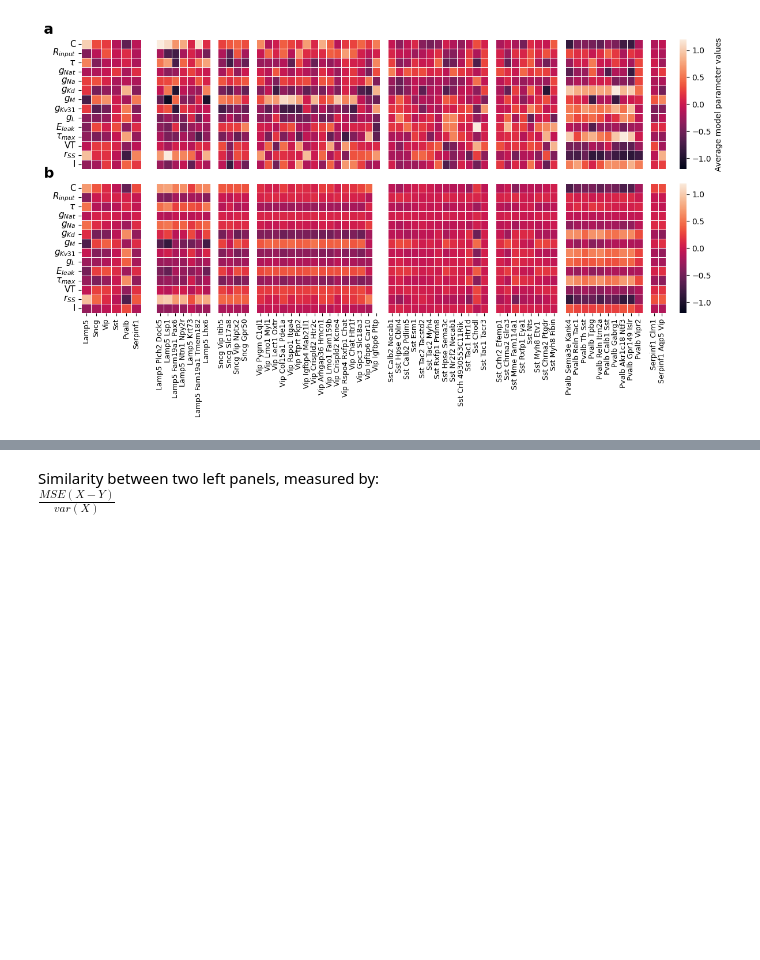
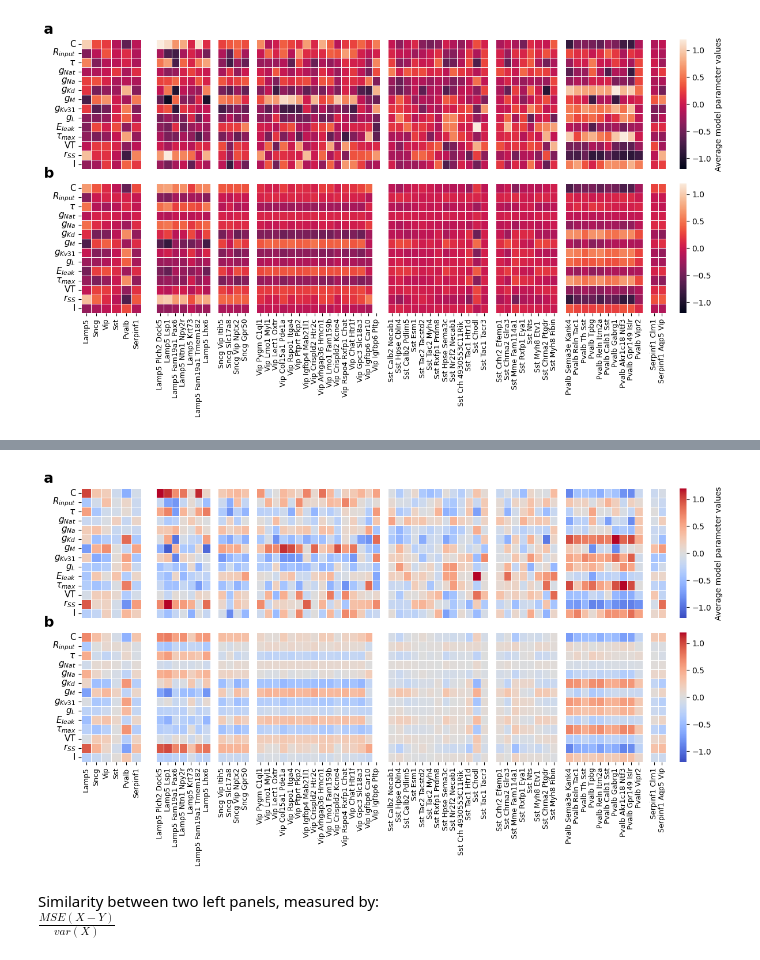
Before and after one commit to berenslab/hh_sbi, a Jupyter notebook: figures/V1/figure_6_and_7.ipynb, the cells around one changed output, grey strips where cells are left out. Drawn from its saved outputs; the diff is of its cells as text; code cells hidden in the pictures; blank space fills up the shorter version.

```diff
--- a/figures/V1/figure_6_and_7.ipynb
+++ b/figures/V1/figure_6_and_7.ipynb
@@ -845,3 +845,86 @@ plt.savefig("figure_7_V1.png", bbox_inches="tight", pad_inches=0)
 plt.savefig("figure_7_V1.pdf", bbox_inches="tight", pad_inches=0)
 # %% [output]
 [figure]
+# %%
+fig = plt.figure(figsize=(13, 5))
+
+ax_df_npen_fam, ax_df_npen_ttype, ax_df_sRRR_fam, ax_df_sRRR_ttype = create_figure_7(
+    fig
+)
+
+sns.heatmap(
+    df_family,
+    cmap='coolwarm',
+    xticklabels=True,
+    yticklabels=model_param_names,
+    linewidth=0.5,
+    vmin=-1.2,
+    vmax=1.2,
+    cbar=False,
+    ax=ax_df_npen_fam,
+)
+sns.heatmap(
+    df_ttype_c,
+    cmap='coolwarm',
+    mask=mask,
+    xticklabels=True,
+    linewidth=0.5,
+    yticklabels=[],
+    vmin=-1.2,
+    vmax=1.2,
+    ax=ax_df_npen_ttype,
+    cbar_kws={"label": "Average model parameter from genes", "anchor": (-0.2, 0.5)},
+)
+ax_df_npen_ttype.set_xticks([])
+ax_df_npen_fam.set_xticks([])
+ax_df_npen_fam.set_yticks(
+    [0.5, 1.5, 2.5, 3.5, 4.5, 5.5, 6.5, 7.5, 8.5, 9.5, 10.5, 11.5, 12.5, 13.5]
+)
+ax_df_npen_fam.set_yticklabels(model_param_names, fontsize=11)
+ax_df_npen_ttype.collections[0].colorbar.set_label(
+    "Average model parameter values", fontsize=10
+)
+
+sns.heatmap(
+    df_family_sRRR,
+    cmap='coolwarm',
+    xticklabels=True,
+    linewidth=0.5,
+    yticklabels=model_param_names,
+    vmin=-1.2,
+    vmax=1.2,
+    cbar=False,
+    ax=ax_df_sRRR_fam,
+)
+sns.heatmap(
+    df_ttype_sRRR_c,
+    cmap='coolwarm',
+    mask=mask,
+    xticklabels=True,
+    linewidth=0.5,
+    yticklabels=[],
+    vmin=-1.2,
+    vmax=1.2,
+    ax=ax_df_sRRR_ttype,
+    cbar_kws={"anchor": (-0.2, 0.5)},
+)
+ax_df_sRRR_fam.set_xticklabels(
+    ax_df_sRRR_fam.get_xticklabels(), fontsize=9, rotation=90
+)
+ax_df_sRRR_ttype.set_xticklabels(
+    ax_df_sRRR_ttype.get_xticklabels(), fontsize=9, rotation=90
+)
+ax_df_sRRR_fam.set_yticks(
+    [0.5, 1.5, 2.5, 3.5, 4.5, 5.5, 6.5, 7.5, 8.5, 9.5, 10.5, 11.5, 12.5, 13.5]
+)
+ax_df_sRRR_fam.set_yticklabels(model_param_names, fontsize=11)
+ax_df_sRRR_ttype.set_xticks(
+    np.delete(ax_df_sRRR_ttype.get_xticks(), [7, 12, 29, 43, 52, 63])
+)
+
+fig.text(0, 0.97, "a", fontsize=18, fontweight="bold")
+fig.text(0, 0.47, "b", fontsize=18, fontweight="bold")
+
+#plt.savefig("figure_7_V1.png", bbox_inches="tight", pad_inches=0)
+#plt.savefig("figure_7_V1.pdf", bbox_inches="tight", pad_inches=0)
+# %% [output]
@@ -848,3 +932,4 @@ plt.savefig("figure_7_V1.pdf", bbox_inches="tight", pad_inches=0)
+[figure, added]
 # %% [markdown]
 Similarity between two left panels, measured by: <br>
 $\frac{MSE(X-Y)}{var(X)}$
```
Also changed, not shown: parts of 1 cell of this notebook, 16 other files.
